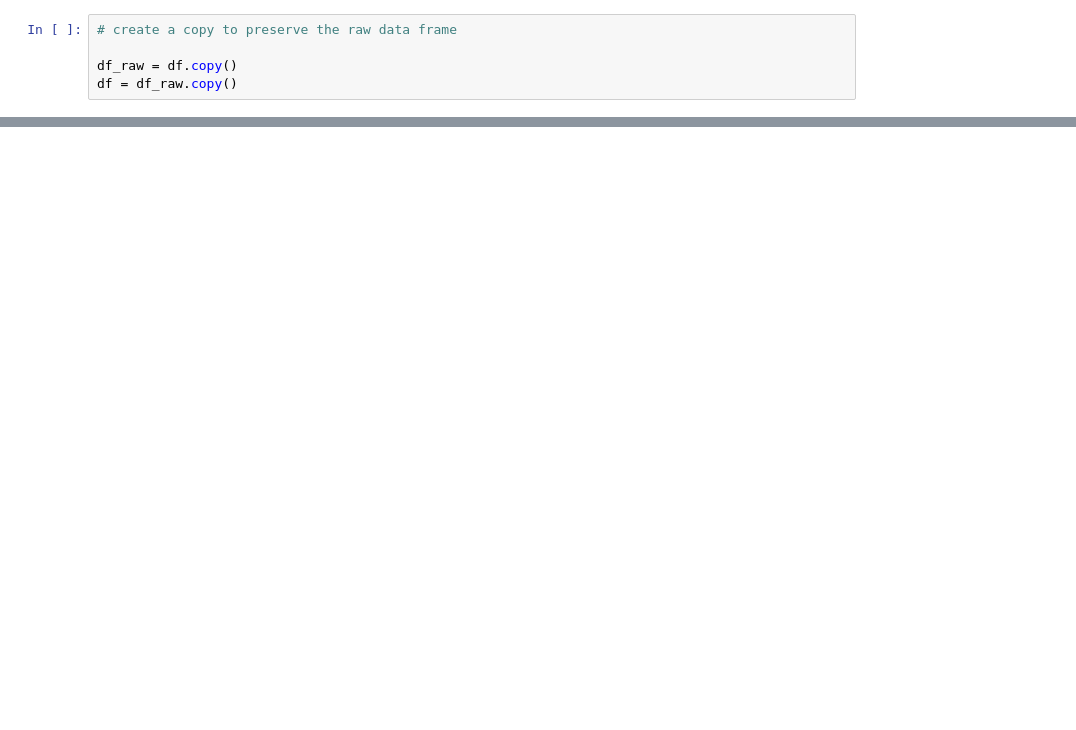
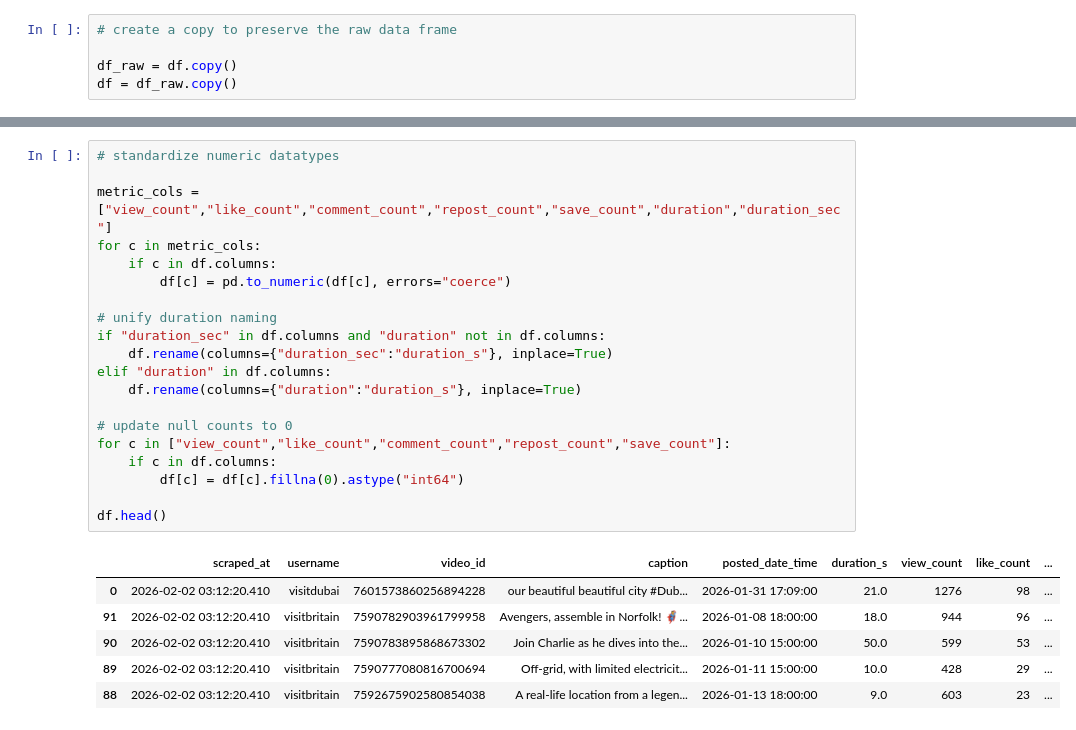
Before and after one commit to rlengineer/tiktok-metadata-cleaning-EDA, a Jupyter notebook: clean-metadata.ipynb, the cells around one changed output, grey strips where cells are left out. Drawn from its saved outputs; the diff is of its cells as text; blank space fills up the shorter version.

```diff
--- a/clean-metadata.ipynb
+++ b/clean-metadata.ipynb
@@ -95,0 +128,27 @@ df.head()
+# %%
+# standardize numeric datatypes
+
+metric_cols = ["view_count","like_count","comment_count","repost_count","save_count","duration","duration_sec"]
+for c in metric_cols:
+    if c in df.columns:
+        df[c] = pd.to_numeric(df[c], errors="coerce")
+
+# unify duration naming
+if "duration_sec" in df.columns and "duration" not in df.columns:
+    df.rename(columns={"duration_sec":"duration_s"}, inplace=True)
+elif "duration" in df.columns:
+    df.rename(columns={"duration":"duration_s"}, inplace=True)
+
+# update null counts to 0
+for c in ["view_count","like_count","comment_count","repost_count","save_count"]:
+    if c in df.columns:
+        df[c] = df[c].fillna(0).astype("int64")
+
+df.head()
+# %% [output]
+|  | scraped_at | username | video_id | caption | posted_date_time | duration_s | view_count | like_count | ... |
+| 0 | 2026-02-02 03:12:20.410 | visitdubai | 7601573860256894228 | our beautiful beautiful city #Dub... | 2026-01-31 17:09:00 | 21.0 | 1276 | 98 | ... |
+| 91 | 2026-02-02 03:12:20.410 | visitbritain | 7590782903961799958 | Avengers, assemble in Norfolk! 🦸‍... | 2026-01-08 18:00:00 | 18.0 | 944 | 96 | ... |
+| 90 | 2026-02-02 03:12:20.410 | visitbritain | 7590783895868673302 | Join Charlie as he dives into the... | 2026-01-10 15:00:00 | 50.0 | 599 | 53 | ... |
+| 89 | 2026-02-02 03:12:20.410 | visitbritain | 7590777080816700694 | Off-grid, with limited electricit... | 2026-01-11 15:00:00 | 10.0 | 428 | 29 | ... |
+| 88 | 2026-02-02 03:12:20.410 | visitbritain | 7592675902580854038 | A real-life location from a legen... | 2026-01-13 18:00:00 | 9.0 | 603 | 23 | ... |
```
Also changed, not shown: parts of 13 cells of this notebook, 2 other files.
